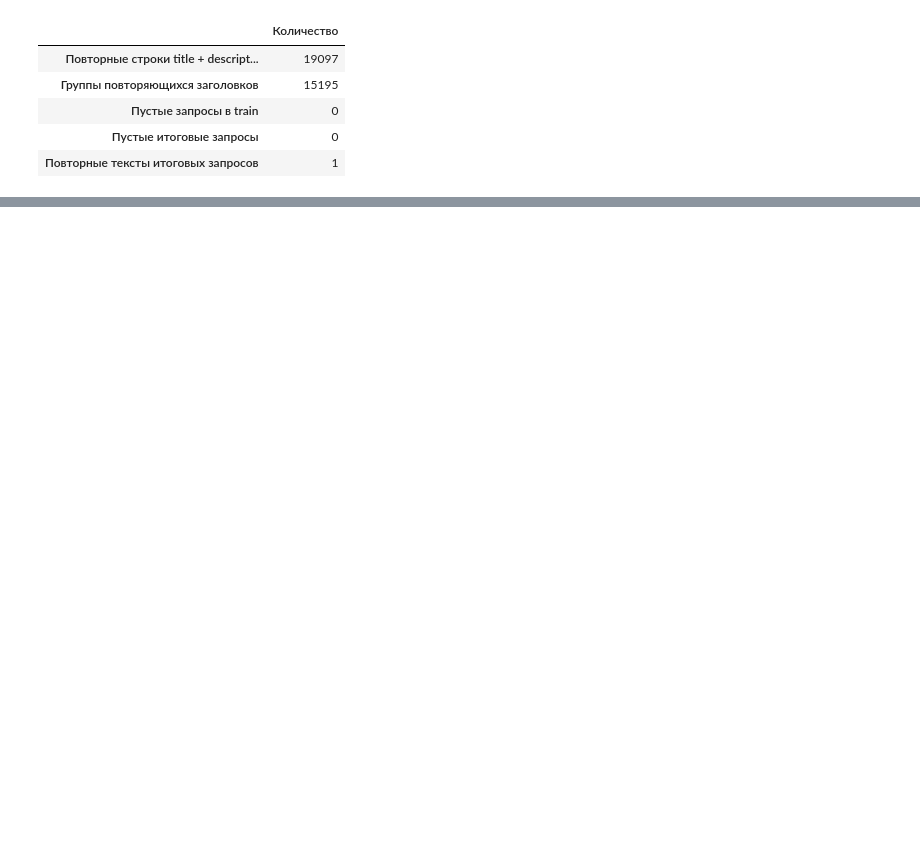
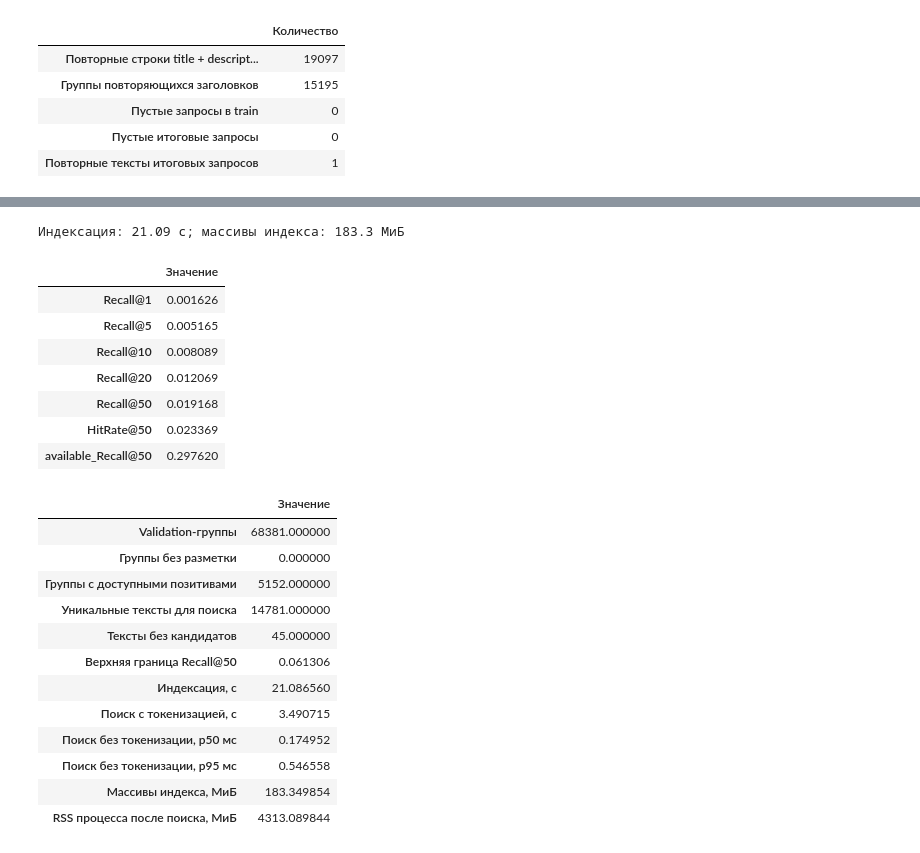
Before and after one commit to alexiva05/avito-service-search, a Jupyter notebook: solution.ipynb, the cells around one changed output, grey strips where cells are left out. Drawn from its saved outputs; the diff is of its cells as text; code cells hidden in the pictures; blank space fills up the shorter version.

```diff
--- a/solution.ipynb
+++ b/solution.ipynb
@@ -417,0 +621,73 @@ display(pd.Series(resource_info["versions"], name="Версия библиоте
+# %%
+start = perf_counter()
+corpus_text = normalize_text(items["item_title_raw"].fillna("") + " " + items["item_description_raw"].fillna(""))
+corpus_tokens = tokenize(corpus_text.tolist())
+retriever = bm25s.BM25(**BM25_CONFIG)
+retriever.index(corpus_tokens, show_progress=False)
+index_seconds = perf_counter() - start
+item_ids = items["item_id"].to_numpy()
+assert items["item_id"].is_unique and items["item_id"].is_monotonic_increasing
+assert retriever.scores["num_docs"] == len(item_ids)
+index_bytes = sum(value.nbytes for value in retriever.scores.values() if isinstance(value, np.ndarray))
+del corpus_tokens
+_ = gc.collect()
+print(f"Индексация: {index_seconds:.2f} с; массивы индекса: {index_bytes / 2**20:.1f} МиБ")
+# %% [output]
+Индексация: 21.09 с; массивы индекса: 183.3 МиБ
+# %%
+predictions, query_seconds = {}, []
+val_texts = sorted(validation["search_query"].unique())
+start = perf_counter()
+val_tokens = tokenize(val_texts)
+for text, tokens in zip(val_texts, val_tokens):
+    query_start = perf_counter()
+    positions = top_k(bm25_scores(retriever, tokens), max(RECALL_K))
+    predictions[text] = item_ids[positions].tolist()
+    query_seconds.append(perf_counter() - query_start)
+search_seconds = perf_counter() - start
+assert set(predictions) == set(val_texts)
+assert all(len(ids) <= 50 and len(ids) == len(set(ids)) and set(ids) <= corpus_ids
+           for ids in predictions.values())
+per_query = evaluate(validation, predictions)
+metrics = per_query.mean()
+assert per_query["Recall@50"].notna().all()
+assert per_query[[f"Recall@{k}" for k in RECALL_K]].diff(axis=1).iloc[:, 1:].ge(0).all().all()
+ceiling = (validation["n_available"].clip(upper=50) / validation["n_positives"]).mean()
+assert metrics["Recall@50"] <= ceiling + 1e-12
+display(metrics.rename("Значение").to_frame().round(6))
+display(pd.Series({
+    "Validation-группы": len(validation),
+    "Группы без разметки": int(validation.n_positives.eq(0).sum()),
+    "Группы с доступными позитивами": int(validation.n_available.gt(0).sum()),
+    "Уникальные тексты для поиска": len(val_texts),
+    "Тексты без кандидатов": sum(not values for values in predictions.values()),
+    "Верхняя граница Recall@50": ceiling,
+    "Индексация, с": index_seconds,
+    "Поиск с токенизацией, с": search_seconds,
+    "Поиск без токенизации, p50 мс": float(np.percentile(query_seconds, 50) * 1000),
+    "Поиск без токенизации, p95 мс": float(np.percentile(query_seconds, 95) * 1000),
+    "Массивы индекса, МиБ": index_bytes / 2**20,
+    "RSS процесса после поиска, МиБ": psutil.Process().memory_info().rss / 2**20,
+}, name="Значение").to_frame())
+# %% [output]
+|  | Значение |
+| Recall@1 | 0.001626 |
+| Recall@5 | 0.005165 |
+| Recall@10 | 0.008089 |
+| Recall@20 | 0.012069 |
+| Recall@50 | 0.019168 |
+| HitRate@50 | 0.023369 |
+| available_Recall@50 | 0.297620 |
+|  | Значение |
+| Validation-группы | 68381.000000 |
+| Группы без разметки | 0.000000 |
+| Группы с доступными позитивами | 5152.000000 |
+| Уникальные тексты для поиска | 14781.000000 |
+| Тексты без кандидатов | 45.000000 |
+| Верхняя граница Recall@50 | 0.061306 |
+| Индексация, с | 21.086560 |
+| Поиск с токенизацией, с | 3.490715 |
+| Поиск без токенизации, p50 мс | 0.174952 |
+| Поиск без токенизации, p95 мс | 0.546558 |
+| Массивы индекса, МиБ | 183.349854 |
+| RSS процесса после поиска, МиБ | 4313.089844 |
```
Also changed, not shown: parts of 29 cells of this notebook, 3 other files.
